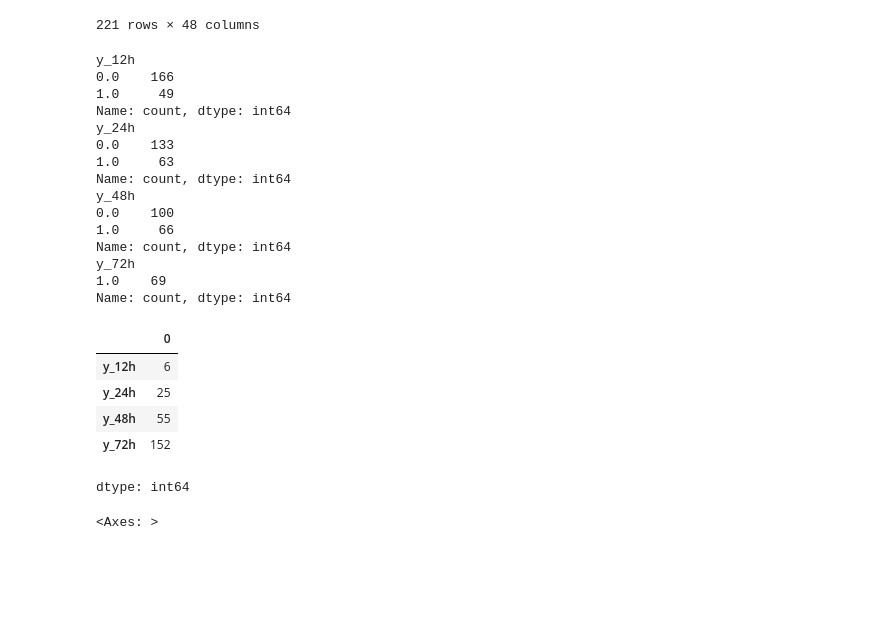
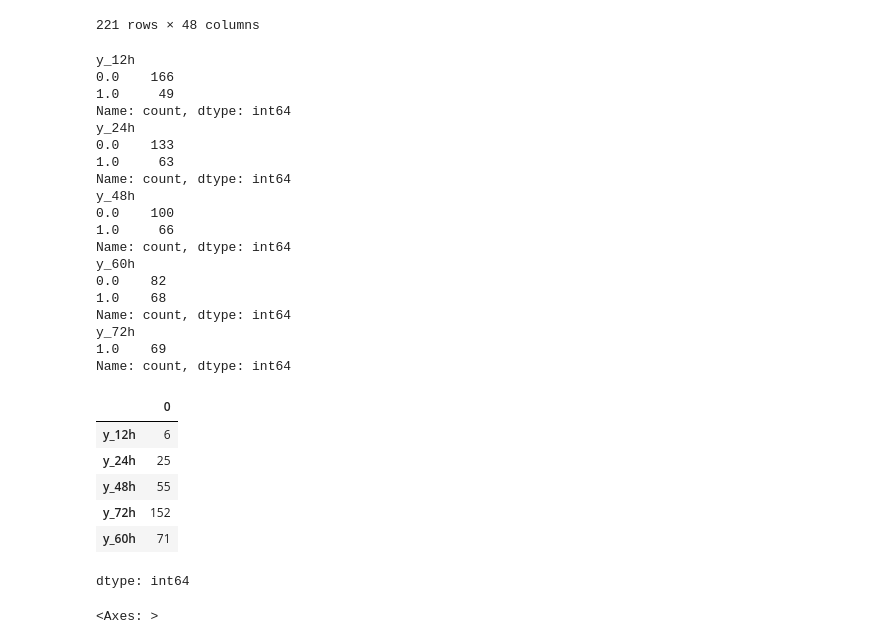
Before and after one commit to rahafabumwise/WiDS-Global-Datathon-2026, a Jupyter notebook: kaggle_fire_comp.ipynb, the cells around one changed output. Saved outputs shown, nothing was run; the diff lists cells and outputs as text; code cells hidden in the pictures; blank space fills up the shorter version.

```diff
--- a/kaggle_fire_comp.ipynb
+++ b/kaggle_fire_comp.ipynb
@@ -138,7 +138,7 @@ test  = feature_engineering(test)
 # %%
 import numpy as np
 
-for i in [12, 24, 48, 72]:
+for i in [12, 24, 48, 60,72]:
     col = f"y_{i}h"
     train[col] = np.nan
 
@@ -174,7 +174,7 @@ train
 | 220 | 99339733 | 1 | 0.000000 | 1 | 902.231688 | ... |
 221 rows × 48 columns
 # %%
-for i in [12, 24, 48, 72]:
+for i in [12, 24, 48,60, 72]:
   print(train[f"y_{i}h"].value_counts())
 # %% [output]
 y_12h
@@ -189,17 +189,22 @@ y_48h
 0.0    100
 1.0     66
 Name: count, dtype: int64
+y_60h
+0.0    82
+1.0    68
+Name: count, dtype: int64
 y_72h
 1.0    69
 Name: count, dtype: int64
 # %%
-train[["y_12h","y_24h","y_48h","y_72h"]].isna().sum()
+train[["y_12h","y_24h","y_48h","y_72h","y_60h"]].isna().sum()
 # %% [output]
 |  | 0 |
 | y_12h | 6 |
 | y_24h | 25 |
 | y_48h | 55 |
 | y_72h | 152 |
+| y_60h | 71 |
 dtype: int64
 # %%
 train["time_to_hit_hours"].hist(figsize=(10,6))
```
Also changed, not shown: parts of 13 cells of this notebook.
